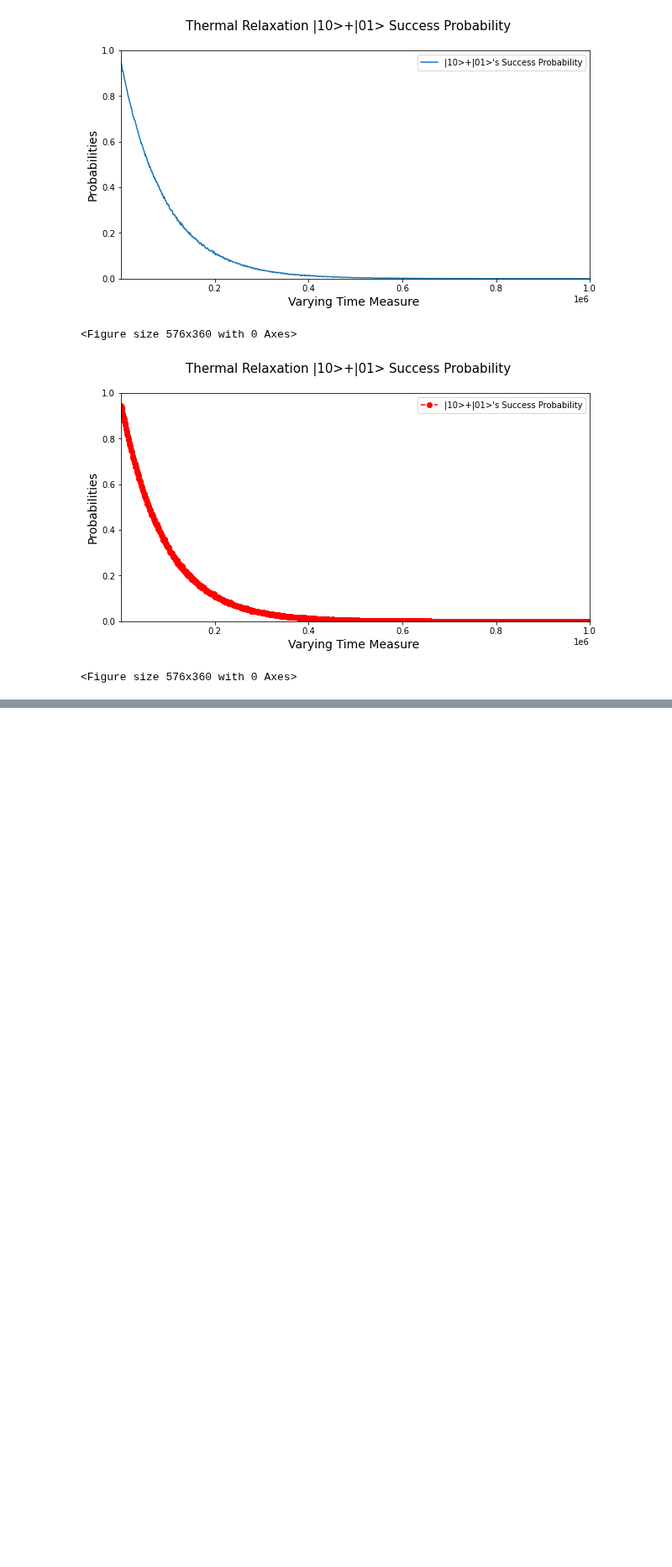
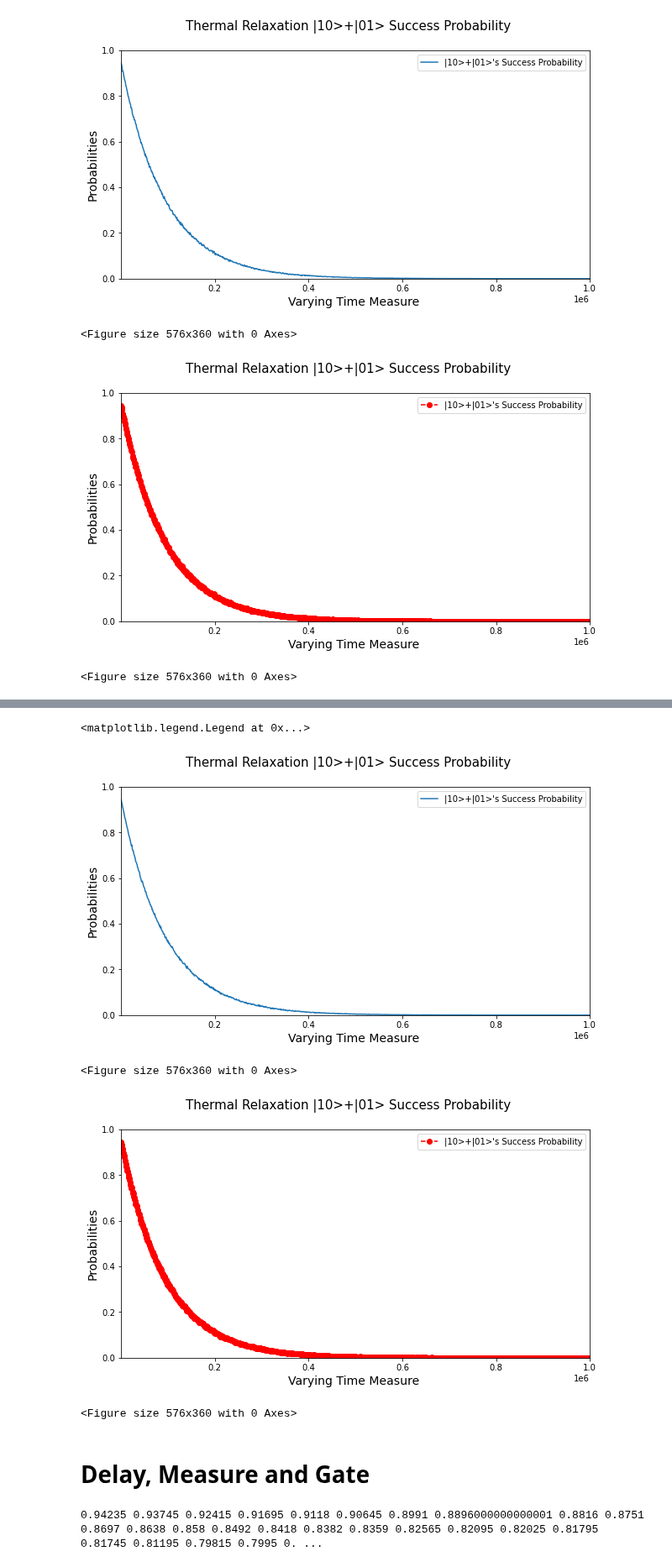
Before and after one commit to bishwajitprasadgond/Amplitude-damping-error-on-Quantum-Key-Distribution-Protocols-Effect-and-A-Probable-Bypass, a Jupyter notebook: E91/E91 (20 Time Average Graph).ipynb, the cells around one changed output, grey strips where cells are left out. Shown at 84% size. Drawn from its saved outputs; the diff is of its cells as text; code cells hidden in the pictures; blank space fills up the shorter version.

```diff
--- a/E91/E91 (20 Time Average Graph).ipynb
+++ b/E91/E91 (20 Time Average Graph).ipynb
@@ -279,0 +342,16 @@ ax.legend()
+# %%
+import matplotlib.pyplot as plt
+
+listofSuccess_DandM2=[]
+for x in range(20): #loop for 20 times average
+    delay = np.arange(0,1001000,1000)
+    channel = '2'
+    apply_error = {"delay":True, "measure": True, "gate": False}
+    success = []
+
+    # need to run in multiple loops to get a smoother curve
+    for d in range(len(delay)):
+        prob = run(channel,int(delay[d]),apply_error)
+        success.append(prob)
+    #print(success) Enable it to see the reading
+    listofSuccess_DandM2.append(success)
@@ -279,0 +366,36 @@ ax.legend()
+# %%
+%config InlineBackend.print_figure_kwargs={'facecolor' : "w"}
+import matplotlib.pyplot as plt
+from matplotlib.ticker import (AutoMinorLocator, MultipleLocator)
+fig, ax = plt.subplots(figsize=(10, 5))
+fig.suptitle('Thermal Relaxation |10>+|01> Success Probability',fontsize=15)
+ax.set_xlim(10, 1000000)
+ax.set_ylim(0,1)
+plt.ylabel('Probabilities',fontsize=14)
+plt.xlabel('Varying Time Measure ',fontsize=14)
+fig = plt.figure(figsize=(8,5))
+ax.plot(delay,c2,label = "|10>+|01>'s Success Probability")
+ax.legend()
+
+#################################################################################
+
+%config InlineBackend.print_figure_kwargs={'facecolor' : "w"}
+import matplotlib.pyplot as plt
+from matplotlib.ticker import (AutoMinorLocator, MultipleLocator)
+fig, ax = plt.subplots(figsize=(10, 5))
+fig.suptitle('Thermal Relaxation |10>+|01> Success Probability',fontsize=15)
+ax.set_xlim(10, 1000000)
+ax.set_ylim(0,1)
+plt.ylabel('Probabilities',fontsize=14)
+plt.xlabel('Varying Time Measure ',fontsize=14)
+fig = plt.figure(figsize=(8,5))
+ax.plot(delay,c2,'ro--',label = "|10>+|01>'s Success Probability")
+ax.legend()
+# %% [output]
+<matplotlib.legend.Legend at 0x...>
+[figure, added]
+<Figure size 576x360 with 0 Axes>
+[figure, added]
+<Figure size 576x360 with 0 Axes>
+# %% [markdown]
+# Delay, Measure and Gate
@@ -279,0 +418,6 @@ ax.legend()
+# %%
+from statistics import mean
+a= listofSuccess_DMG
+print(*map(mean, zip(*a)))
+# %% [output]
+0.94235 0.93745 0.92415 0.91695 0.9118 0.90645 0.8991 0.8896000000000001 0.8816 0.8751 0.8697 0.8638 0.858 0.8492 0.8418 0.8382 0.8359 0.82565 0.82095 0.82025 0.81795 0.81745 0.81195 0.79815 0.7995 0. ...
```
Also changed, not shown: parts of 19 cells of this notebook, 1 other file.
